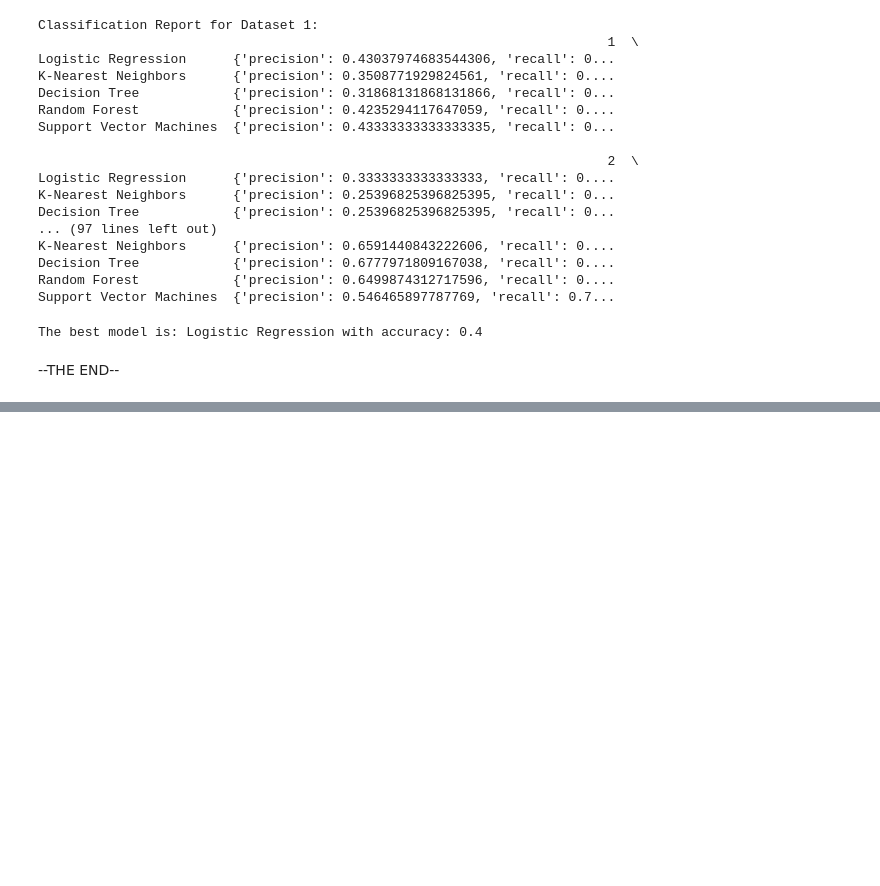
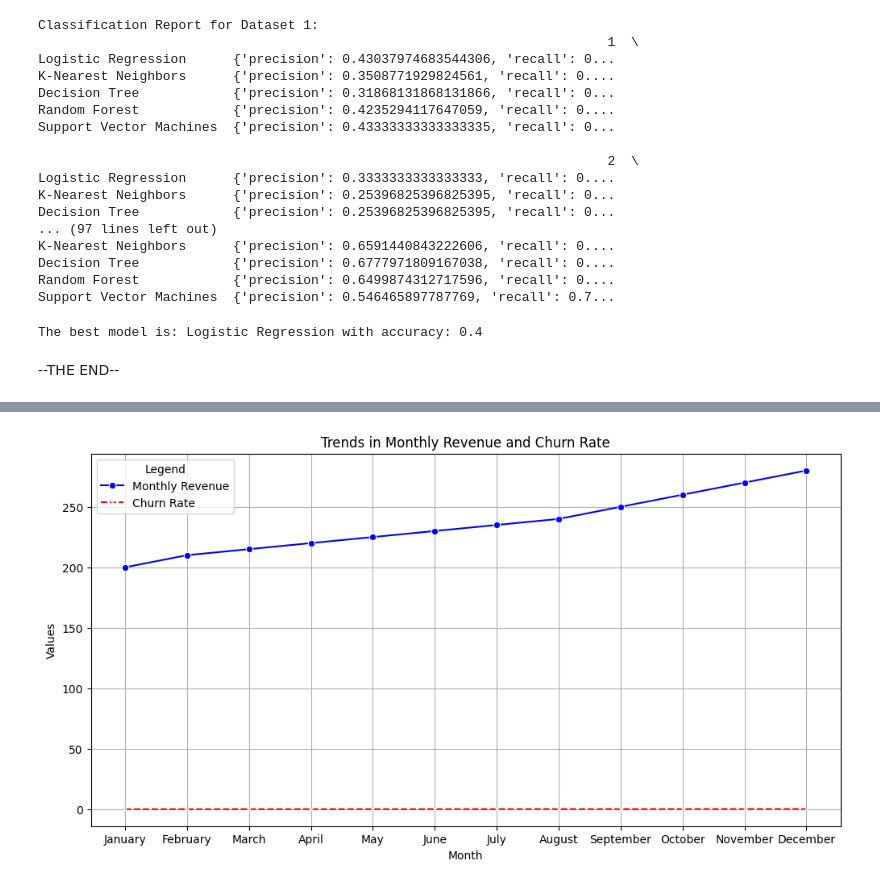
Before and after one commit to joeljacson/machine-learning, a Jupyter notebook: telecommunications.ipynb, the cells around one changed output, grey strips where cells are left out. Cells and saved outputs as stored; diff of their text form; code cells hidden in the pictures; blank space fills up the shorter version.

```diff
--- a/telecommunications.ipynb
+++ b/telecommunications.ipynb
@@ -1704,0 +2636,33 @@ The best model is: Logistic Regression with accuracy: 0.4
+# %%
+import pandas as pd
+import seaborn as sns
+import matplotlib.pyplot as plt
+
+# Example data for a line graph
+# Suppose you have a DataFrame with a 'Month' column and a 'Monthly Revenue' column
+df = pd.DataFrame({
+    'Month': ['January', 'February', 'March', 'April', 'May', 'June', 'July', 'August', 'September', 'October', 'November', 'December'],
+    'Monthly Revenue': [200, 210, 215, 220, 225, 230, 235, 240, 250, 260, 270, 280],
+    'Churn Rate': [0.05, 0.06, 0.07, 0.08, 0.09, 0.10, 0.11, 0.12, 0.13, 0.14, 0.15, 0.16],
+})
+
+# Create a line graph to track changes in 'Monthly Revenue'
+plt.figure(figsize=(12, 6))  # Adjust the plot size
+
+# Line plot to track trends in 'Monthly Revenue'
+sns.lineplot(data=df, x='Month', y='Monthly Revenue', label='Monthly Revenue', color='b', linestyle='-', marker='o')
+
+# Add a second line to compare with 'Churn Rate'
+sns.lineplot(data=df, x='Month', y='Churn Rate', label='Churn Rate', color='r', linestyle='--', marker='x')
+
+# Customize the plot
+plt.title("Trends in Monthly Revenue and Churn Rate")  # Plot title
+plt.xlabel("Month")  # x-axis label
+plt.ylabel("Values")  # y-axis label
+plt.legend(title="Legend")  # Customize legend
+plt.grid(True)  # Add grid lines for better readability
+
+# Display the line plot
+plt.show()
+# %% [output]
+[figure, added]
```
Also changed, not shown: parts of 59 cells of this notebook.
